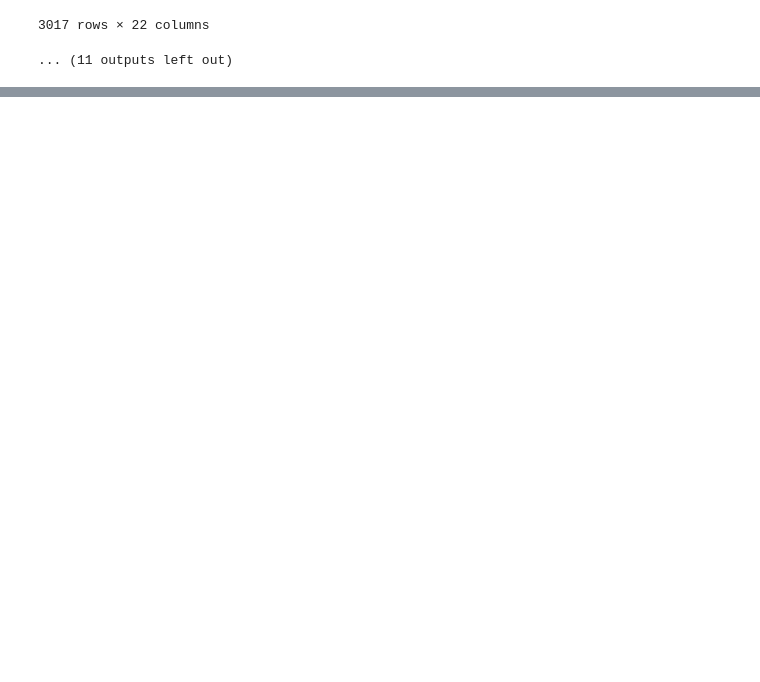
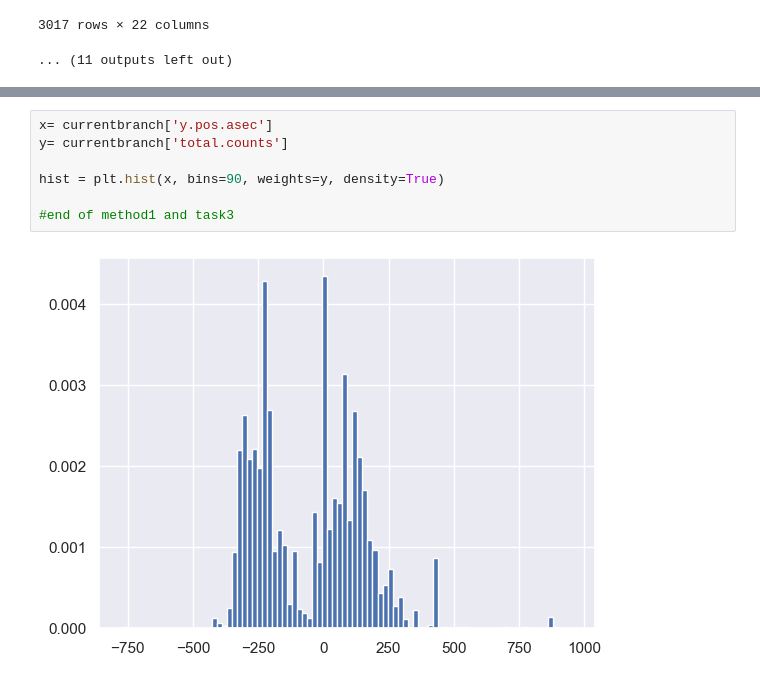
Before and after one commit to MEmshousen02/HeliosProjectDS, a Jupyter notebook: Main.ipynb, the cells around one changed output, grey strips where cells are left out. Cells and saved outputs as stored; diff of their text form; blank space fills up the shorter version.

```diff
--- a/Main.ipynb
+++ b/Main.ipynb
@@ -186,0 +142,9 @@ GEOSException: TopologyException: Input geom 0 is invalid: Self-intersection at
+# %%
+x= currentbranch['y.pos.asec']
+y= currentbranch['total.counts']
+
+hist = plt.hist(x, bins=90, weights=y, density=True)
+
+#end of method1 and task3
+# %% [output]
+[figure, added]
```
Also changed, not shown: parts of 13 cells of this notebook.
